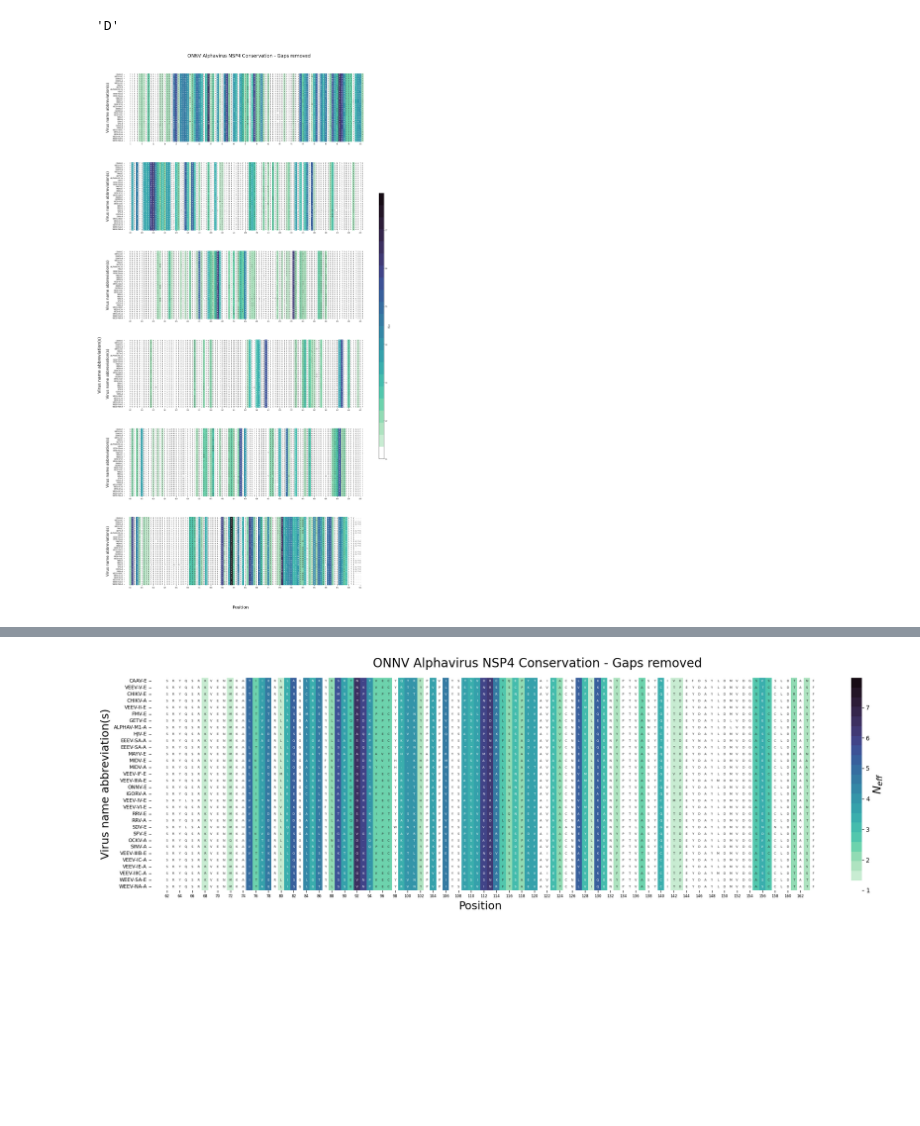
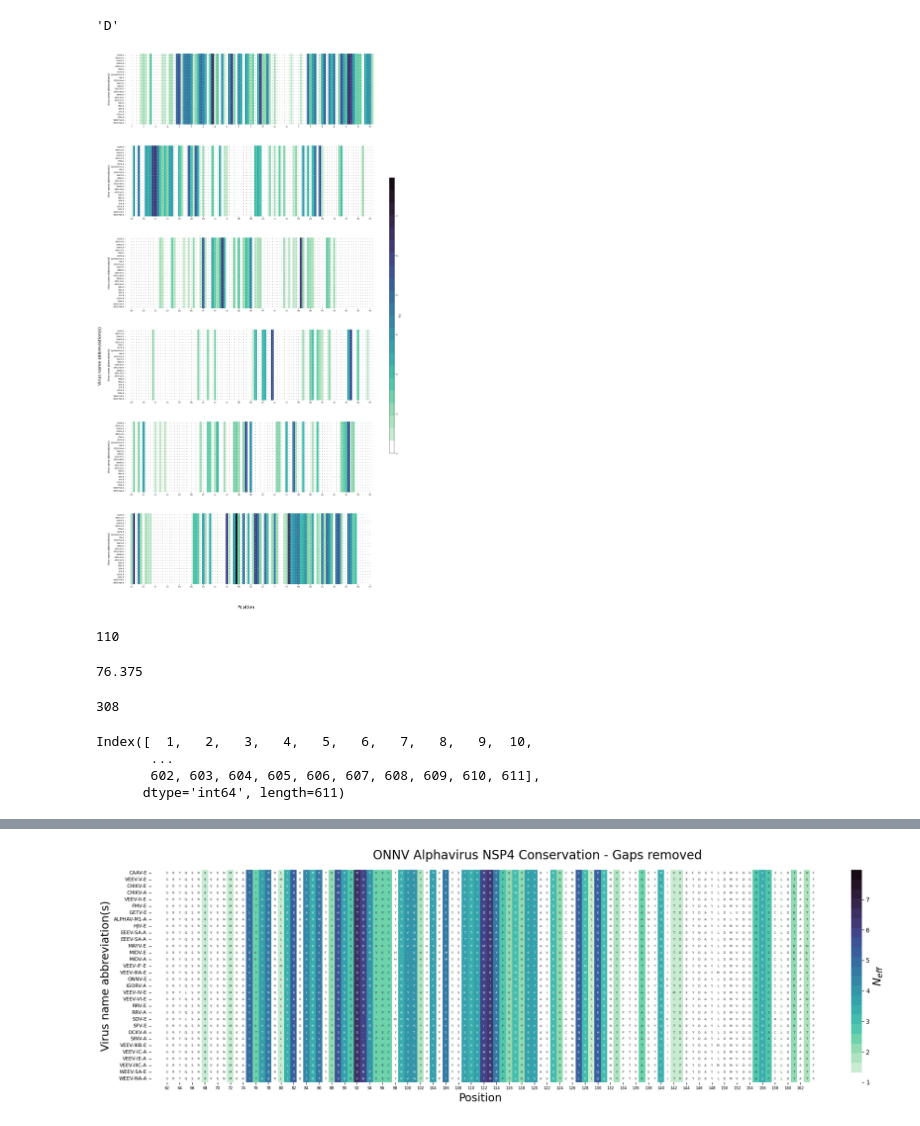
Before and after one commit to ziul-bio/alpnsp, a Jupyter notebook: alphavirus_nsP4_seq_conservation.ipynb, the cells around one changed output, grey strips where cells are left out. Drawn from its saved outputs; the diff is of its cells as text; code cells hidden in the pictures; blank space fills up the shorter version.

Commit message:
spliting heatmap

```diff
--- a/alphavirus_nsP4_seq_conservation.ipynb
+++ b/alphavirus_nsP4_seq_conservation.ipynb
@@ -571,7 +565,7 @@ plt.show()
 # %%
 ######################### those are only sequences from alphavirus plus res from RVDB ########################
 
-seq_aligment = "data/alphavirus/alphavirus_rvdb_nsp4_concat_aligned.fasta"
+seq_aligment = "data/nsP4/alphavirus_rvdb_nsp4_concat_aligned.fasta"
 alignment = AlignIO.read(seq_aligment, "fasta")
 
 # create a dictionary with the sequences, to create a data frame
@@ -661,7 +668,7 @@ df = data[[ 'Family', 'Genus', 'Species',
        'Exemplar or additional isolate', 'Virus name(s)',
        'Virus name abbreviation(s)', 'Virus GENBANK accession', 'Virus REFSEQ accession',]]
 
-meta_data = df.merge(pd.read_csv('data/alphavirus/alphavirus_proteins_annotation.txt', sep='\t'), left_on='Virus GENBANK accession', right_on='AccessionNumber')
+meta_data = df.merge(pd.read_csv('data/alphavirus_proteins_annotation.txt', sep='\t'), left_on='Virus GENBANK accession', right_on='AccessionNumber')
 meta_data['virus_label'] = [x.split(';')[-1] + '-' + str(y) for x, y in  zip(meta_data['Virus name abbreviation(s)'].values, meta_data['Exemplar or additional isolate'].values)]
 meta_data
 # %% [output]
@@ -722,8 +731,8 @@ nsp4[160-1]
 # %% [output]
 'D'
 # %%
+#fig, ax = plt.subplots(6, 1, sharex=False, sharey=True, figsize=(7, 10))
 fig, ax = plt.subplots(6, 1, sharex=False, sharey=True, figsize=(20, 40))
-#fig, ax = plt.subplots(6, 1, sharex=False, sharey=True, figsize=(10, 20))
 
 step = 102
 start = 1
@@ -753,27 +762,26 @@ nsp4_mtx_val.columns = list(range(1, 612))
 ###############  subplot 1 ##############
 sns.heatmap(
     nsp4_mtx_val.loc[:, start1:stop1], cmap=custom_palette, annot=nsp4_mtx_annot_sites.loc[:, start1:stop1], fmt='',
-    annot_kws={'size':7}, cbar=False, ax=ax[0], vmin=min_val, vmax=max_val)
+    annot_kws={'size':4}, cbar=False, ax=ax[0], vmin=min_val, vmax=max_val)
 locations = ax[0].get_xticks()
 labels = nsp4_mtx_annot_sites.loc[:,start1:stop1].columns
-#print(labels)
+
 ax[0].set_xticks(locations[::5], labels[::5], size=6, rotation=0)
 ax[0].set_yticks(y_label_idx, y_labels, size=8, rotation=0)
 ax[0].set_xlim(-2, 110)
-ax[0].set_ylabel('Virus name abbreviation(s)', size=16, ha='center')
+ax[0].set_ylabel('Virus name abbreviation(s)', size=10, ha='center')
 
 
 ############### subplot 2 ##############
 sns.heatmap(
     nsp4_mtx_val.loc[:,start2:stop2], cmap=custom_palette, annot=nsp4_mtx_annot_sites.loc[:,start2:stop2], fmt='',
-    annot_kws={'size':7}, cbar=False, ax=ax[1], vmin=min_val, vmax=max_val)
+    annot_kws={'size':4}, cbar=False, ax=ax[1], vmin=min_val, vmax=max_val)
 locations = ax[1].get_xticks()
 labels = nsp4_mtx_annot_sites.loc[:,start2:stop2].columns
-#print(labels)
 ax[1].set_xticks(locations[::5], labels[::5], size=6, rotation=0)
 ax[1].set_yticks(y_label_idx, y_labels, size=8, rotation=0)
 ax[1].set_xlim(-2, 110)
-ax[1].set_ylabel('Virus name abbreviation(s)', size=16, ha='center')
+ax[1].set_ylabel('Virus name abbreviation(s)', size=10, ha='center')
 
 
 
@@ -781,28 +789,26 @@ ax[1].set_ylabel('Virus name abbreviation(s)', size=16, ha='center')
 # ############### subplot 3 ##############
 sns.heatmap(
     nsp4_mtx_val.loc[:,start3:stop3], cmap=custom_palette, annot=nsp4_mtx_annot_sites.loc[:,start3:stop3], fmt='',
-    annot_kws={'size':7}, cbar=False, ax=ax[2], vmin=min_val, vmax=max_val)
+    annot_kws={'size':4}, cbar=False, ax=ax[2], vmin=min_val, vmax=max_val)
 locations = ax[2].get_xticks()
 labels = nsp4_mtx_annot_sites.loc[:,start3:stop3].columns
-#print(labels)
 ax[2].set_xticks(locations[::5], labels[::5], size=6, rotation=0)
 ax[2].set_yticks(y_label_idx, y_labels, size=8, rotation=0)
 ax[2].set_xlim(-2, 110)
-ax[2].set_ylabel('Virus name abbreviation(s)', size=16, ha='center')
+ax[2].set_ylabel('Virus name abbreviation(s)', size=10, ha='center')
 
 
 
 # ############### subplot 4 ##############
 sns.heatmap(
     nsp4_mtx_val.loc[:,start4:stop4], cmap=custom_palette, annot=nsp4_mtx_annot_sites.loc[:,start4:stop4], fmt='',
-    annot_kws={'size':7}, cbar=False, ax=ax[3], vmin=min_val, vmax=max_val)
+    annot_kws={'size':4}, cbar=False, ax=ax[3], vmin=min_val, vmax=max_val)
 locations = ax[3].get_xticks()
 labels = nsp4_mtx_annot_sites.loc[:,start4:stop4].columns
-#print(labels)
 ax[3].set_xticks(locations[::5], labels[::5], size=6, rotation=0)
 ax[3].set_yticks(y_label_idx, y_labels, size=8, rotation=0)
 ax[3].set_xlim(-2, 110)
-ax[3].set_ylabel('Virus name abbreviation(s)', size=16, ha='center')
+ax[3].set_ylabel('Virus name abbreviation(s)', size=10, ha='center')
 
 
 
@@ -810,38 +816,56 @@ ax[3].set_ylabel('Virus name abbreviation(s)', size=16, ha='center')
 # ############### subplot 5 ##############
 sns.heatmap(
     nsp4_mtx_val.loc[:,start5:stop5], cmap=custom_palette, annot=nsp4_mtx_annot_sites.loc[:,start5:stop5], fmt='',
-    annot_kws={'size':7}, cbar=False, ax=ax[4], vmin=min_val, vmax=max_val)
+    annot_kws={'size':4}, cbar=False, ax=ax[4], vmin=min_val, vmax=max_val)
 locations = ax[4].get_xticks()
 labels = nsp4_mtx_annot_sites.loc[:,start5:stop5].columns
-#print(labels)
 ax[4].set_xticks(locations[::5], labels[::5], size=6, rotation=0)
 ax[4].set_yticks(y_label_idx, y_labels, size=8, rotation=0)
 ax[4].set_xlim(-2, 110)
-ax[4].set_ylabel('Virus name abbreviation(s)', size=16, ha='center')
+ax[4].set_ylabel('Virus name abbreviation(s)', size=10, ha='center')
 
 
 # ############### subplot 6 ##############
 sns.heatmap(
     nsp4_mtx_val.loc[:,start6:stop6], cmap=custom_palette, annot=nsp4_mtx_annot_sites.loc[:,start6:stop6], fmt='',
-    annot_kws={'size':7}, cbar=False, ax=ax[5], vmin=min_val, vmax=max_val)
+    annot_kws={'size':4}, cbar=False, ax=ax[5], vmin=min_val, vmax=max_val)
 locations = ax[5].get_xticks()
 labels = nsp4_mtx_annot_sites.loc[:,start6:stop6+1].columns
-#print(labels)
 ax[5].set_xticks(locations[::5], labels[::5], size=6, rotation=0)
 ax[5].set_yticks(y_label_idx, y_labels, size=8, rotation=0)
 ax[5].set_xlim(-2, 110)
-ax[5].set_ylabel('Virus name abbreviation(s)', size=16, ha='center')
+ax[5].set_ylabel('Virus name abbreviation(s)', size=10, ha='center')
 
 
 # Figure text elements
-plt.suptitle('ONNV Alphavirus NSP4 Conservation - Gaps removed', size=20, y=0.91)
+#plt.suptitle('ONNV Alphavirus NSP4 Conservation - Gaps removed', size=20, y=0.91)
 fig.text(0.45, 0.08, '\nPosition', size=18, va='center', rotation=0)
 fig.text(0.05, 0.4, 'Virus name abbreviation(s)', size=18, ha='center', rotation=90)
 cbar_ax = fig.add_axes([0.89, 0.3, 0.015, 0.4])
 fig.colorbar(ax[0].collections[0], cax=cbar_ax, location="right", shrink=0.03, label='$N_{eff}$')
 plt.subplots_adjust(wspace=0.5, hspace=0.3)
 
 #plt.savefig('results/alphavirus/heatmaps_ONNV_alphavirus_extended_neff.png', dpi=600)
 plt.show()
 # %% [output]
-[figure, old version]
+[figure, new version]
+# %%
+s = 'the covariance between sites, and we represented it as APC (average product correction) as well as Z-score in '
+len(s)
+# %% [output]
+110
+# %%
+611/8
+# %% [output]
+76.375
+# %%
+4*77
+# %% [output]
+308
+# %%
+nsp4_mtx_annot_sites.columns
+# %% [output]
+Index([  1,   2,   3,   4,   5,   6,   7,   8,   9,  10,
+       ...
+       602, 603, 604, 605, 606, 607, 608, 609, 610, 611],
+      dtype='int64', length=611)
```
Also changed, not shown: parts of 8 cells of this notebook, 1 other file.
